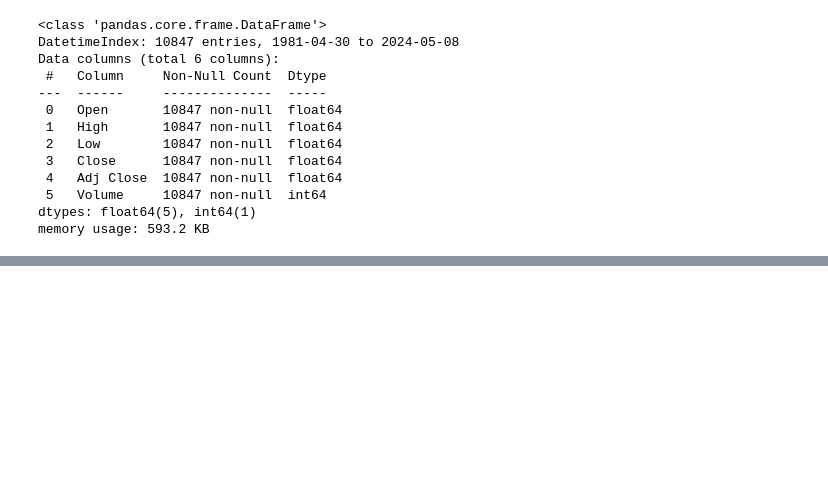
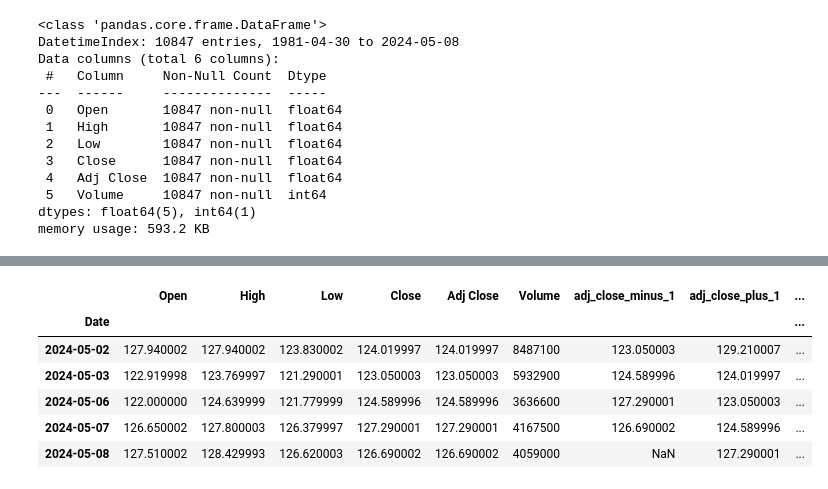
Before and after one commit to kibetamos/stock-markets-analytics-zoomcamp, a Jupyter notebook: 02-dataframe-analysis/Homework2.ipynb, the cells around one changed output, grey strips where cells are left out. Saved outputs shown, nothing was run; the diff lists cells and outputs as text; code cells hidden in the pictures; blank space fills up the shorter version.

```diff
--- a/02-dataframe-analysis/Homework2.ipynb
+++ b/02-dataframe-analysis/Homework2.ipynb
@@ -259,0 +266,15 @@ nvo_df_filtered_from_2024 = nvo_df[nvo_df.index>='2024-03-01']
+# %%
+# shift ALL values (on x periods forward (+1) and backward (-1))
+# equivalent of joining with a dataframe of the same vector, but with shifted date index
+nvo_df['adj_close_minus_1'] = nvo_df['Adj Close'].shift(-1)
+nvo_df['adj_close_plus_1'] = nvo_df['Adj Close'].shift(1)
+
+nvo_df.tail()
+# %% [output]
+|  | Open | High | Low | Close | Adj Close | Volume | adj_close_minus_1 | adj_close_plus_1 | ... |
+| Date |  |  |  |  |  |  |  |  | ... |
+| 2024-05-02 | 127.940002 | 127.940002 | 123.830002 | 124.019997 | 124.019997 | 8487100 | 123.050003 | 129.210007 | ... |
+| 2024-05-03 | 122.919998 | 123.769997 | 121.290001 | 123.050003 | 123.050003 | 5932900 | 124.589996 | 124.019997 | ... |
+| 2024-05-06 | 122.000000 | 124.639999 | 121.779999 | 124.589996 | 124.589996 | 3636600 | 127.290001 | 123.050003 | ... |
+| 2024-05-07 | 126.650002 | 127.800003 | 126.379997 | 127.290001 | 127.290001 | 4167500 | 126.690002 | 124.589996 | ... |
+| 2024-05-08 | 127.510002 | 128.429993 | 126.620003 | 126.690002 | 126.690002 | 4059000 | NaN | 127.290001 | ... |
```
Also changed, not shown: parts of 18 cells of this notebook, 1 other file.
